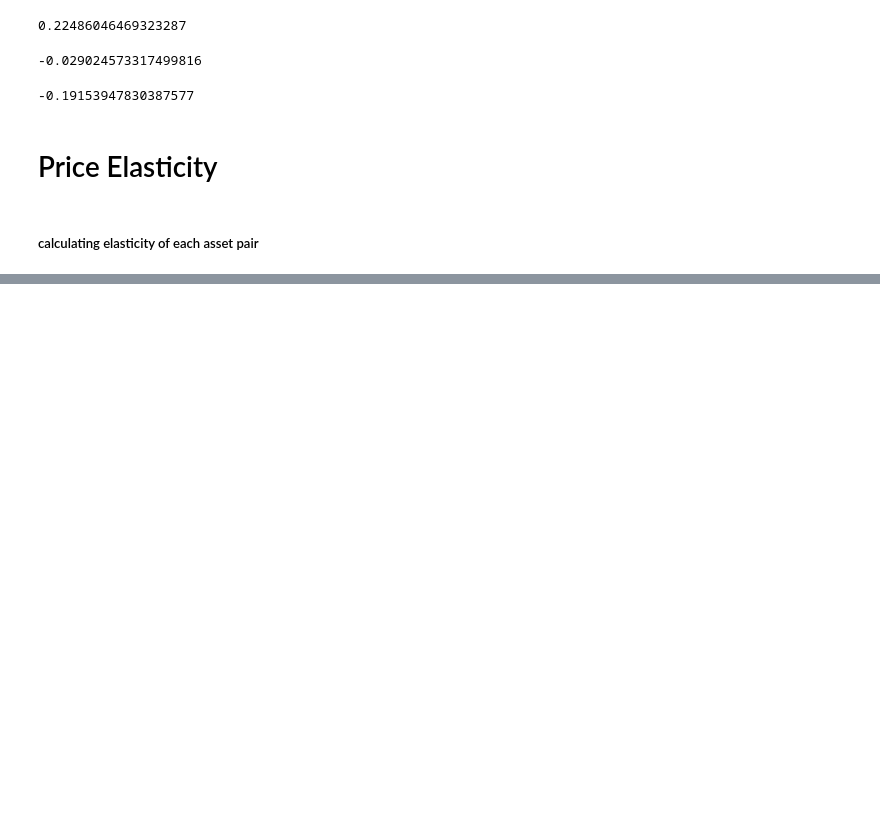
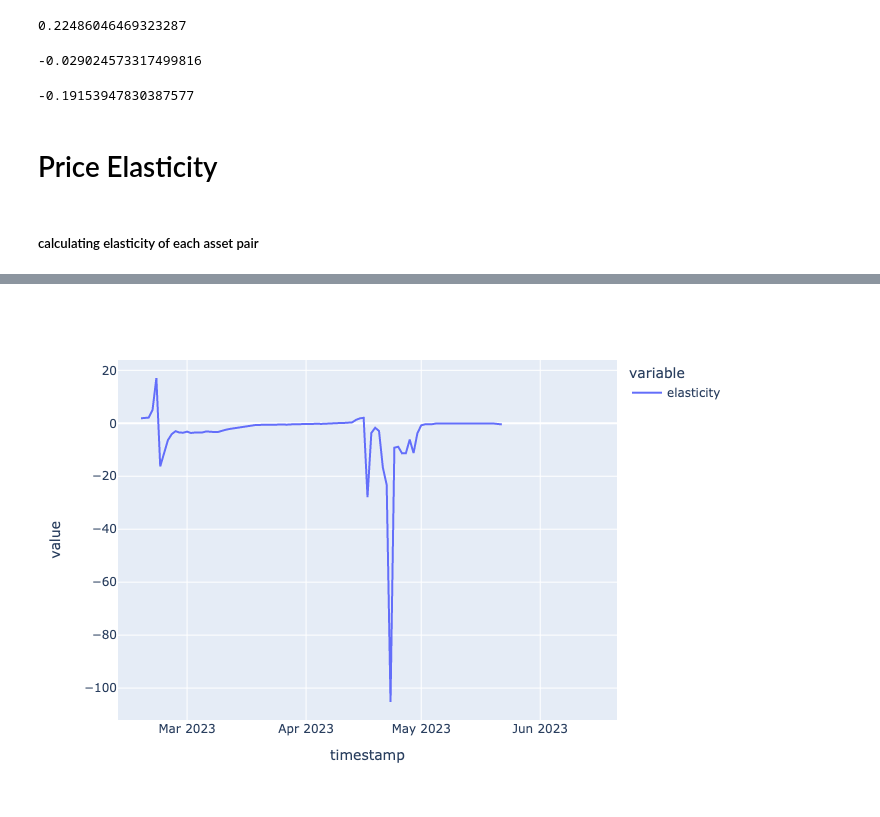
Before and after one commit to Tokemak/InternProject, a Jupyter notebook: internproject/intern_graphs.ipynb, the cells around one changed output, grey strips where cells are left out. Drawn from its saved outputs; the diff is of its cells as text; code cells hidden in the pictures; blank space fills up the shorter version.

```diff
--- a/internproject/intern_graphs.ipynb
+++ b/internproject/intern_graphs.ipynb
@@ -456,0 +489,20 @@ frxETH_ETH_apr_df['elasticity'] = percent_change_in_supply / percent_change_in_p
+# %%
+# set price as apr measurement and smoothen it.
+rETH_wETH_apr_df['cur_naive_apr'] = rETH_wETH_apr_df[['raw_base_apr', 'raw_fee_apr', 'raw_incentive_apr', 'raw_price_apr']].sum(axis=1)
+rETH_wETH_apr_df['rolling_cur_naive_apr'] = rETH_wETH_apr_df['cur_naive_apr'].rolling(7).mean()
+# price shifted back 30 days. this will be our price_1
+rETH_wETH_apr_df['prev_rolling_cur_naive_apr'] = rETH_wETH_apr_df['rolling_cur_naive_apr'].shift(-30)
+
+# set supply (liquidity) for time delay
+rETH_wETH_apr_df['prev_token_supply'] = rETH_wETH_apr_df['lp_token_total_supply'].shift(-30)
+
+# set variables for elasticity formula
+quantity_2 = rETH_wETH_apr_df['lp_token_total_supply']
+quantity_1 = rETH_wETH_apr_df['prev_token_supply']
+price_2 = rETH_wETH_apr_df['rolling_cur_naive_apr']
+price_1 = rETH_wETH_apr_df['prev_rolling_cur_naive_apr']
+
+# calculate elasticity
+percent_change_in_supply = (quantity_2 - quantity_1) / ((quantity_2 + quantity_1) / 2) * 100
+percent_change_in_price = (price_2 - price_1) / ((price_2 + price_1) / 2) * 100
+rETH_wETH_apr_df['elasticity'] = percent_change_in_supply / percent_change_in_price
@@ -465,0 +643,4 @@ px.line(frxETH_ETH_apr_df['elasticity'])
+# %%
+px.line(rETH_wETH_apr_df['elasticity'])
+# %% [output]
+[figure, added]
```
Also changed, not shown: parts of 24 cells of this notebook.
